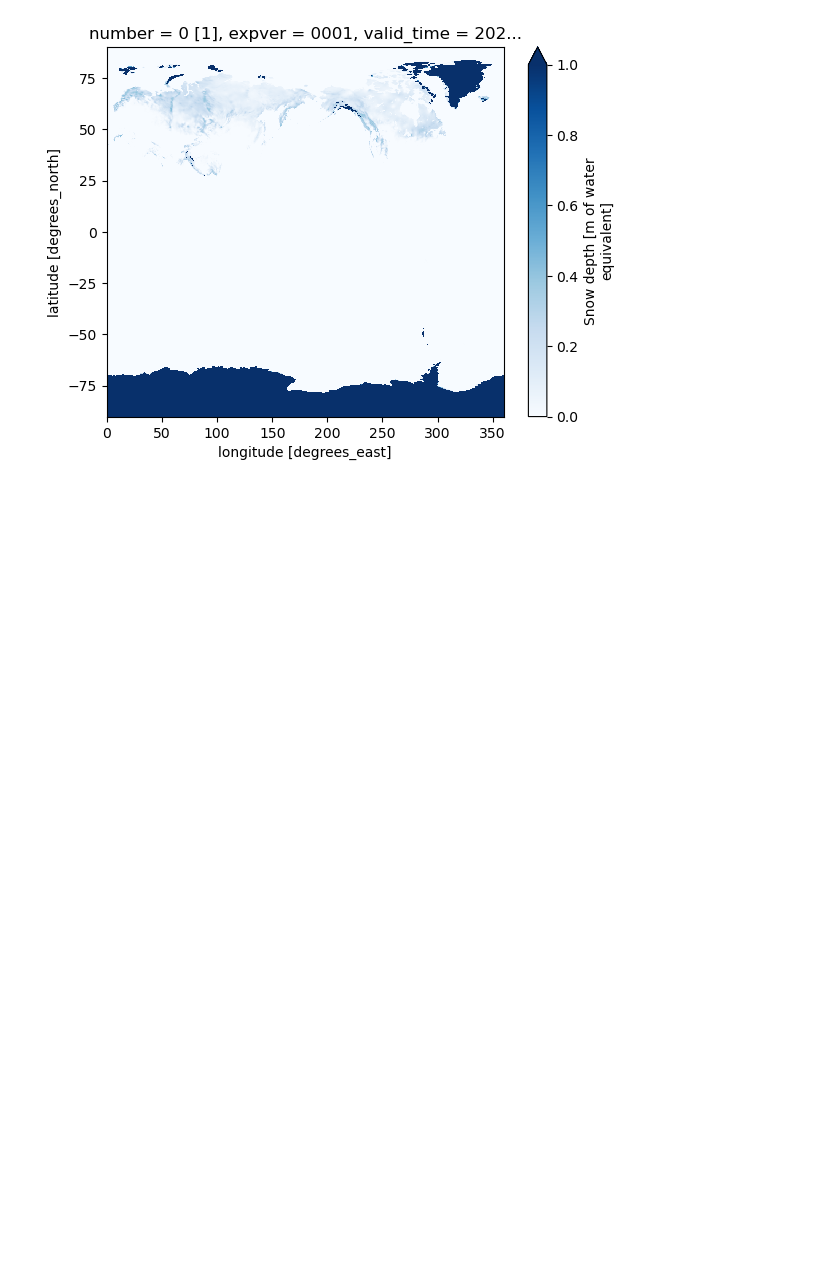
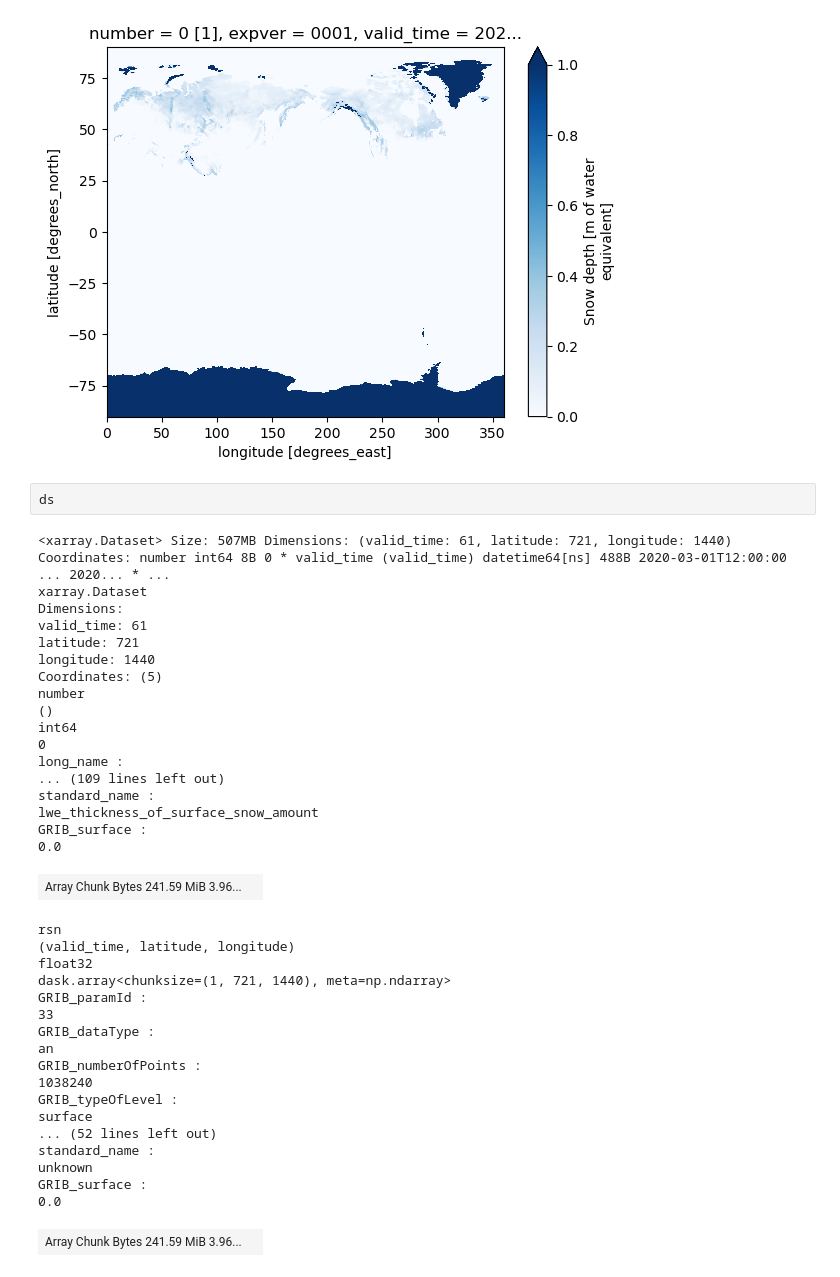
Before and after one commit to zachghiaccio/SnowPit, a Jupyter notebook: swe/era5_data_access.ipynb, the cells around one changed output. Saved outputs shown, nothing was run; the diff lists cells and outputs as text; blank space fills up the shorter version.

```diff
--- a/swe/era5_data_access.ipynb
+++ b/swe/era5_data_access.ipynb
@@ -172,3 +172,42 @@ era5_sd_march.plot.imshow(vmin=0, vmax=1, cmap='Blues')
 # %% [output]
 <matplotlib.image.AxesImage at 0x...>
 [figure]
+# %%
+ds
+# %% [output]
+<xarray.Dataset> Size: 507MB Dimensions: (valid_time: 61, latitude: 721, longitude: 1440) Coordinates: number int64 8B 0 * valid_time (valid_time) datetime64[ns] 488B 2020-03-01T12:00:00 ... 2020... * ...
+xarray.Dataset
+Dimensions:
+valid_time: 61
+latitude: 721
+longitude: 1440
+Coordinates: (5)
+number
+()
+int64
+0
+long_name :
+... (109 lines left out)
+standard_name :
+lwe_thickness_of_surface_snow_amount
+GRIB_surface :
+0.0
+| Array Chunk Bytes 241.59 MiB 3.96... |  |
+rsn
+(valid_time, latitude, longitude)
+float32
+dask.array<chunksize=(1, 721, 1440), meta=np.ndarray>
+GRIB_paramId :
+33
+GRIB_dataType :
+an
+GRIB_numberOfPoints :
+1038240
+GRIB_typeOfLevel :
+surface
+... (52 lines left out)
+standard_name :
+unknown
+GRIB_surface :
+0.0
+| Array Chunk Bytes 241.59 MiB 3.96... |  |
```
Also changed, not shown: parts of 6 cells of this notebook.
